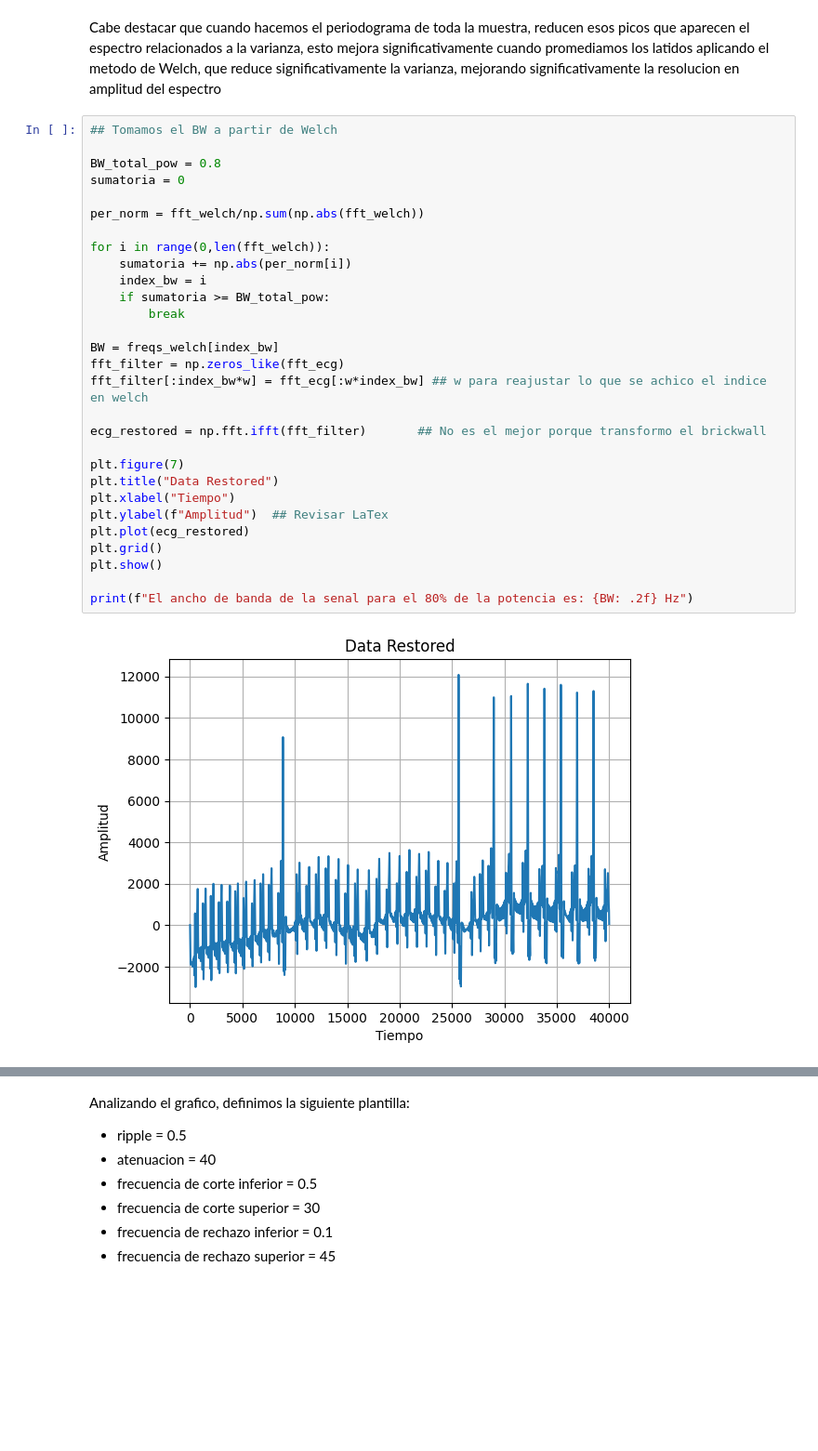
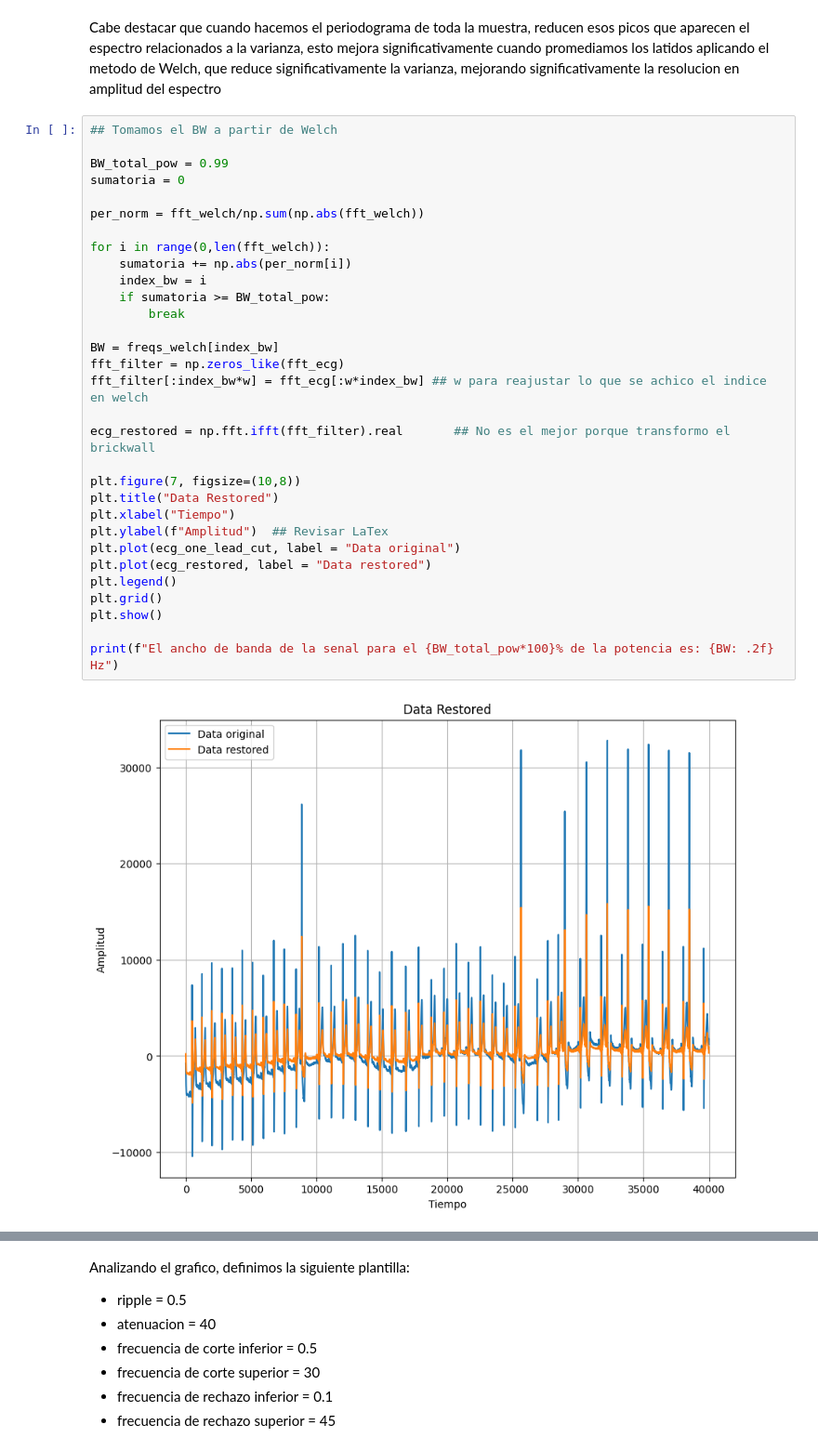
Before and after one commit to manuel-dieguez/DSP, a Jupyter notebook: TS8/Tarea_Semanal8_Dieguez.ipynb, the cells around one changed output, grey strips where cells are left out. Shown at 93% size. Cells and saved outputs as stored; diff of their text form; blank space fills up the shorter version.

```diff
--- a/TS8/Tarea_Semanal8_Dieguez.ipynb
+++ b/TS8/Tarea_Semanal8_Dieguez.ipynb
@@ -147,31 +149,33 @@ Cabe destacar que cuando hacemos el periodograma de toda la muestra, reducen eso
 # %%
 ## Tomamos el BW a partir de Welch
 
-BW_total_pow = 0.8
+BW_total_pow = 0.99
 sumatoria = 0
 
 per_norm = fft_welch/np.sum(np.abs(fft_welch))
 
 for i in range(0,len(fft_welch)):
     sumatoria += np.abs(per_norm[i])
     index_bw = i
     if sumatoria >= BW_total_pow:
         break
 
 BW = freqs_welch[index_bw]
 fft_filter = np.zeros_like(fft_ecg)
 fft_filter[:index_bw*w] = fft_ecg[:w*index_bw] ## w para reajustar lo que se achico el indice en welch
 
-ecg_restored = np.fft.ifft(fft_filter)       ## No es el mejor porque transformo el brickwall
+ecg_restored = np.fft.ifft(fft_filter).real       ## No es el mejor porque transformo el brickwall
 
-plt.figure(7)
+plt.figure(7, figsize=(10,8))
 plt.title("Data Restored")
 plt.xlabel("Tiempo")
 plt.ylabel(f"Amplitud")  ## Revisar LaTex
-plt.plot(ecg_restored)
+plt.plot(ecg_one_lead_cut, label = "Data original")
+plt.plot(ecg_restored, label = "Data restored")
+plt.legend()
 plt.grid()
 plt.show()
 
-print(f"El ancho de banda de la senal para el 80% de la potencia es: {BW: .2f} Hz")
+print(f"El ancho de banda de la senal para el {BW_total_pow*100}% de la potencia es: {BW: .2f} Hz")
 # %% [output]
-[figure, old version]
+[figure, new version]
```
Also changed, not shown: parts of 7 cells of this notebook.
